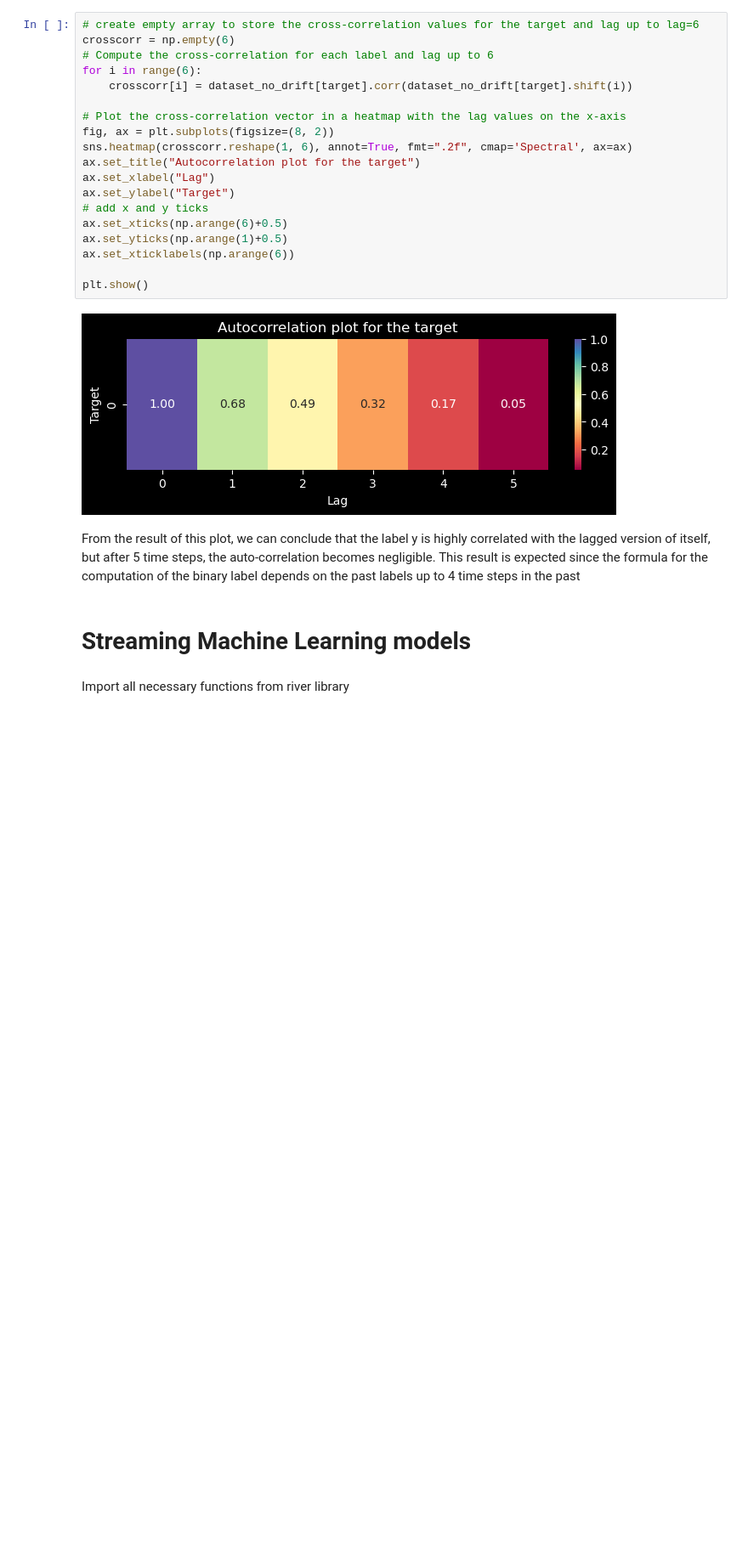
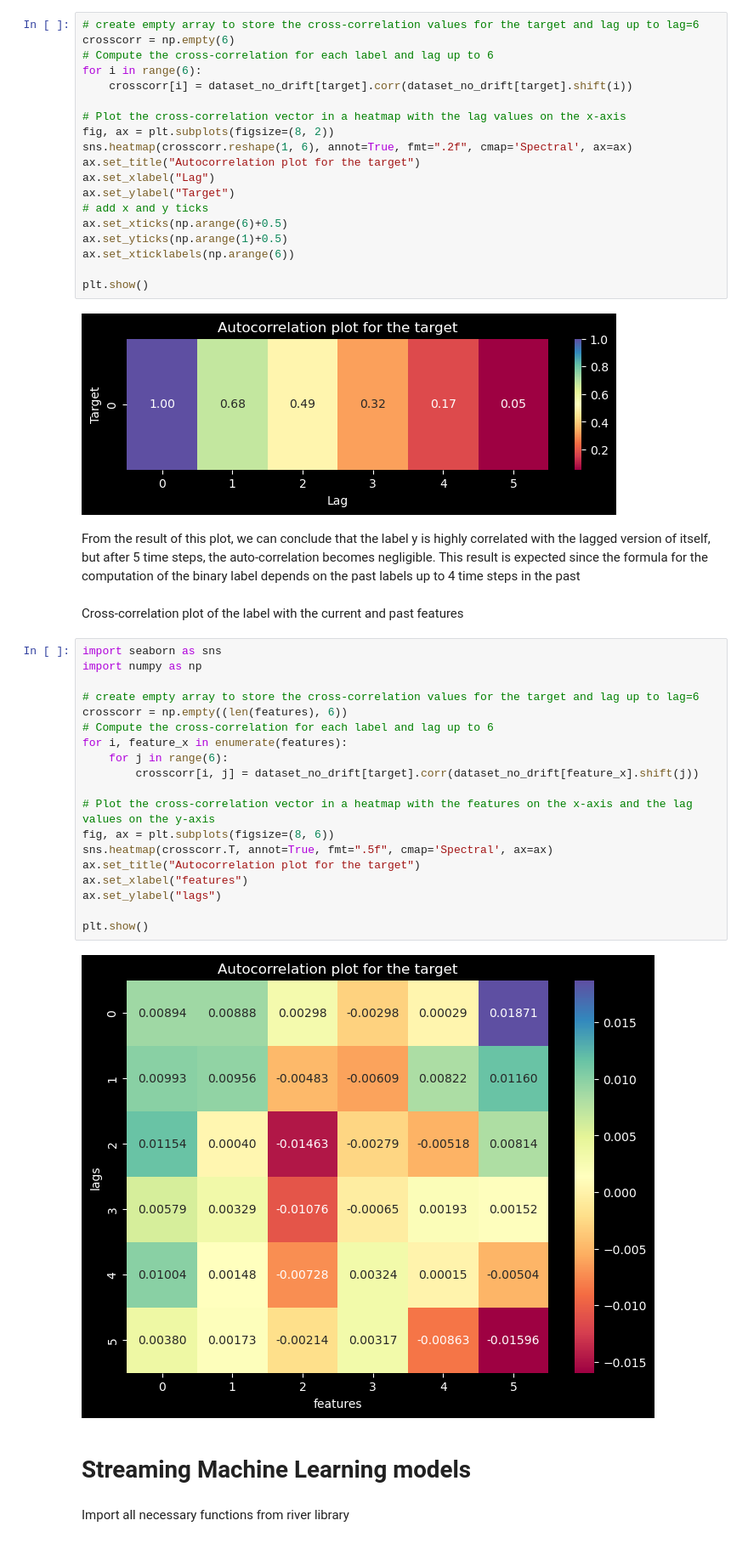
Before and after one commit to SimonGiampy/NARMA-SML, a Jupyter notebook: NARMA_Streaming_ML_Evaluation.ipynb, the cells around one changed output. Shown at 85% size. Cells and saved outputs as stored; diff of their text form; blank space fills up the shorter version.

Commit message:
added comments and a new plot

```diff
--- a/NARMA_Streaming_ML_Evaluation.ipynb
+++ b/NARMA_Streaming_ML_Evaluation.ipynb
@@ -220,6 +220,29 @@ plt.show()
 [figure]
 # %% [markdown]
 From the result of this plot, we can conclude that the label y is highly correlated with the lagged version of itself, but after 5 time steps, the auto-correlation becomes negligible. This result is expected since the formula for the computation of the binary label depends on the past labels up to 4 time steps in the past
+# %% [markdown]
+Cross-correlation plot of the label with the current and past features
+# %%
+import seaborn as sns
+import numpy as np
+
+# create empty array to store the cross-correlation values for the target and lag up to lag=6
+crosscorr = np.empty((len(features), 6))
+# Compute the cross-correlation for each label and lag up to 6
+for i, feature_x in enumerate(features):
+	for j in range(6):
+		crosscorr[i, j] = dataset_no_drift[target].corr(dataset_no_drift[feature_x].shift(j))
+
+# Plot the cross-correlation vector in a heatmap with the features on the x-axis and the lag values on the y-axis
+fig, ax = plt.subplots(figsize=(8, 6))
+sns.heatmap(crosscorr.T, annot=True, fmt=".5f", cmap='Spectral', ax=ax)
+ax.set_title("Autocorrelation plot for the target")
+ax.set_xlabel("features")
+ax.set_ylabel("lags")
+
+plt.show()
+# %% [output]
+[figure, added]
 # %% [markdown]
 # Streaming Machine Learning models
 # %% [markdown]
```
Also changed, not shown: parts of 4 cells of this notebook.
